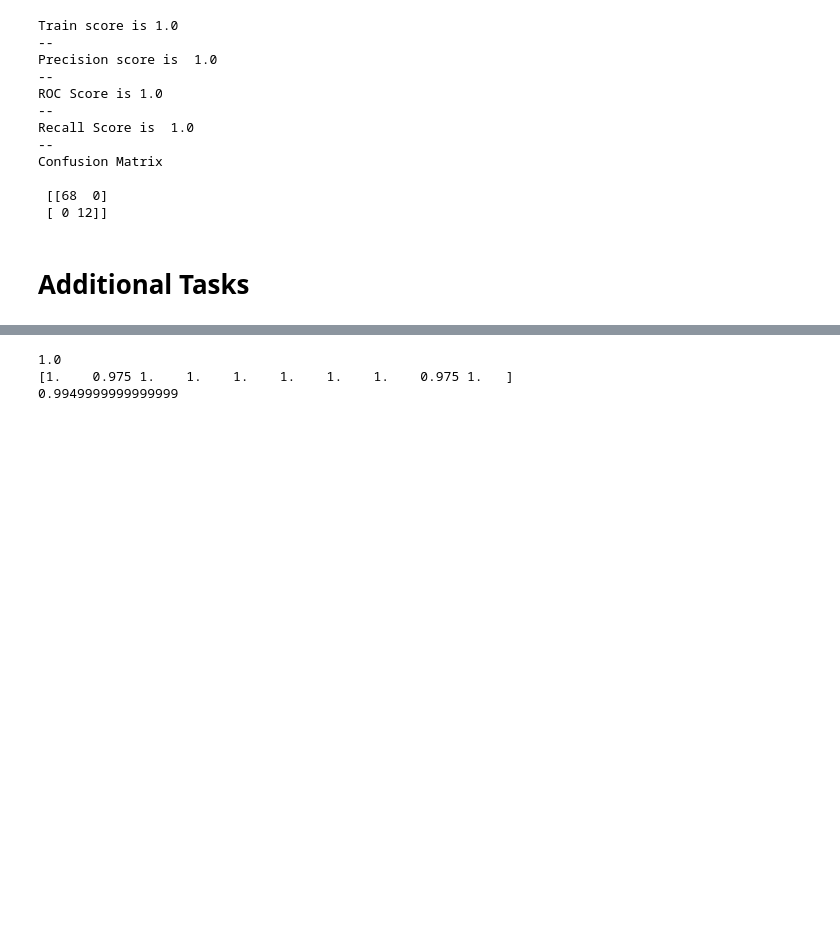
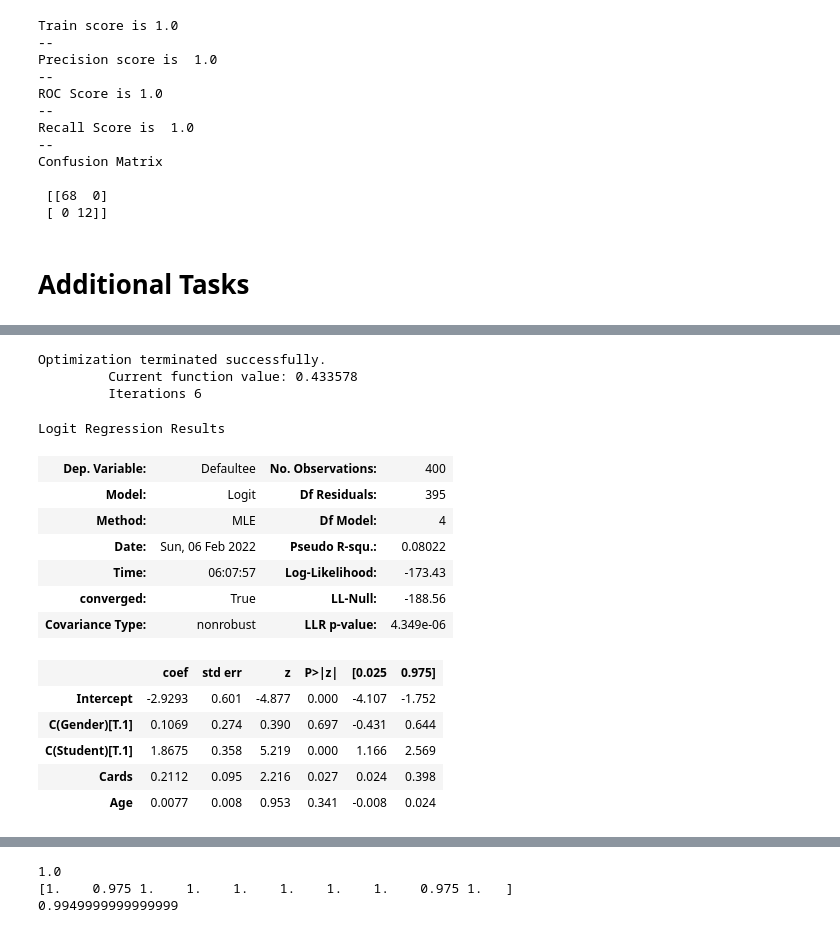
Before and after one commit to philsaurabh/Machine-Learning-Tutorials, a Jupyter notebook: Credit_Logistic_regression.ipynb, the cells around one changed output, grey strips where cells are left out. Cells and saved outputs as stored; diff of their text form; code cells hidden in the pictures; blank space fills up the shorter version.

```diff
--- a/Credit_Logistic_regression.ipynb
+++ b/Credit_Logistic_regression.ipynb
@@ -174,0 +185,22 @@ Confusion Matrix
+# %%
+model = smf.logit("Defaultee ~ Cards + Age + C(Gender)+C(Student)", data = df).fit()
+
+model.summary()
+# %% [output]
+Optimization terminated successfully.
+         Current function value: 0.433578
+         Iterations 6
+Logit Regression Results
+| Dep. Variable: | Defaultee | No. Observations: | 400 |
+| Model: | Logit | Df Residuals: | 395 |
+| Method: | MLE | Df Model: | 4 |
+| Date: | Sun, 06 Feb 2022 | Pseudo R-squ.: | 0.08022 |
+| Time: | 06:07:57 | Log-Likelihood: | -173.43 |
+| converged: | True | LL-Null: | -188.56 |
+| Covariance Type: | nonrobust | LLR p-value: | 4.349e-06 |
+|  | coef | std err | z | P>|z| | [0.025 | 0.975] |
+| Intercept | -2.9293 | 0.601 | -4.877 | 0.000 | -4.107 | -1.752 |
+| C(Gender)[T.1] | 0.1069 | 0.274 | 0.390 | 0.697 | -0.431 | 0.644 |
+| C(Student)[T.1] | 1.8675 | 0.358 | 5.219 | 0.000 | 1.166 | 2.569 |
+| Cards | 0.2112 | 0.095 | 2.216 | 0.027 | 0.024 | 0.398 |
+| Age | 0.0077 | 0.008 | 0.953 | 0.341 | -0.008 | 0.024 |
```
Also changed, not shown: parts of 7 cells of this notebook.
